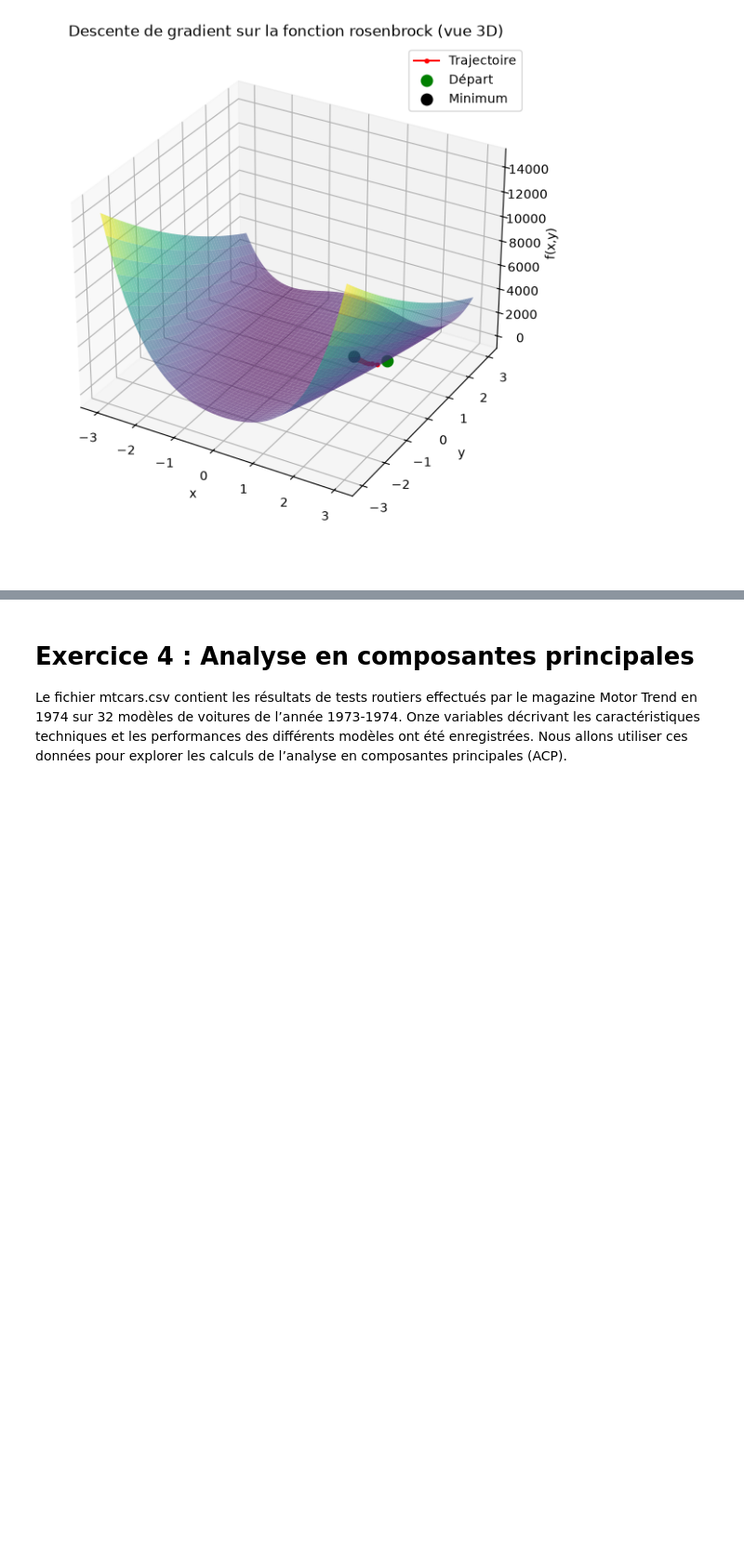
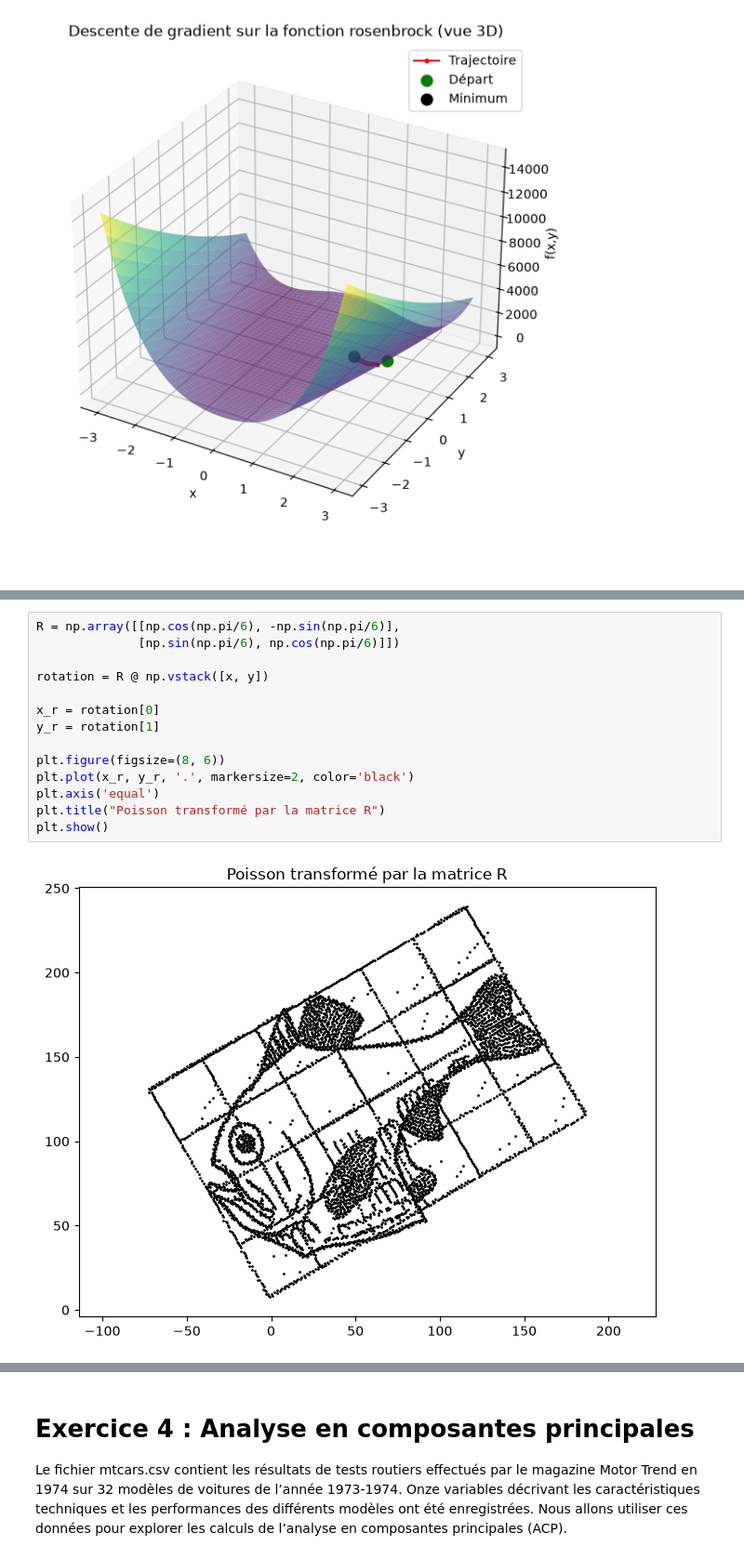
Before and after one commit to louiselgrd3/DM_Pezard, a Jupyter notebook: script/main notebook.ipynb, the cells around one changed output, grey strips where cells are left out. Shown at 93% size. Drawn from its saved outputs; the diff is of its cells as text; blank space fills up the shorter version.

```diff
--- a/script/main notebook.ipynb
+++ b/script/main notebook.ipynb
@@ -445,0 +614,16 @@ plt.show()
+# %%
+R = np.array([[np.cos(np.pi/6), -np.sin(np.pi/6)],
+              [np.sin(np.pi/6), np.cos(np.pi/6)]])
+
+rotation = R @ np.vstack([x, y])
+
+x_r = rotation[0]
+y_r = rotation[1]
+
+plt.figure(figsize=(8, 6))
+plt.plot(x_r, y_r, '.', markersize=2, color='black')
+plt.axis('equal')
+plt.title("Poisson transformé par la matrice R")
+plt.show()
+# %% [output]
+[figure, added]
```
Also changed, not shown: parts of 50 cells of this notebook.
